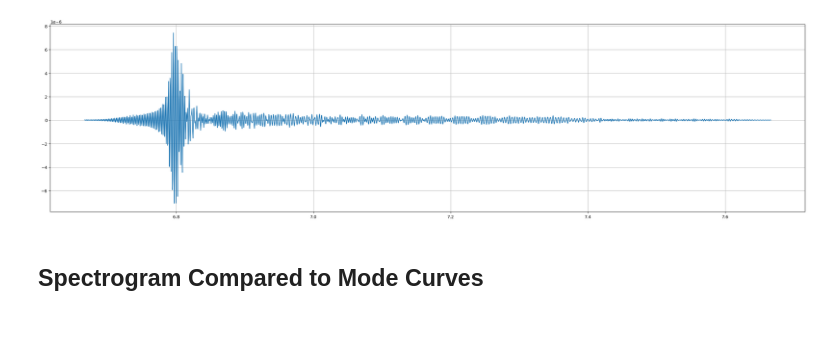
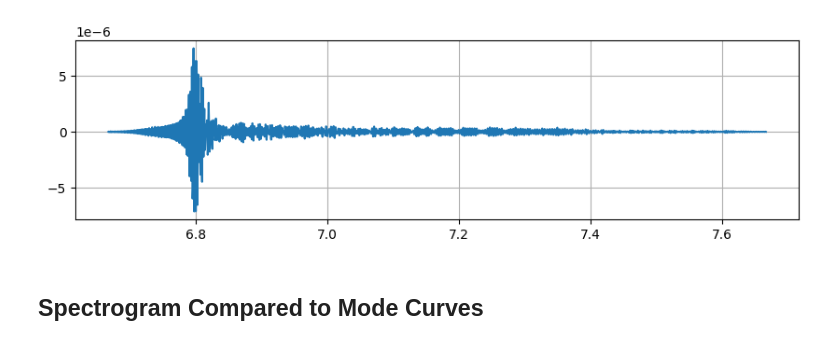
Before and after one commit to danchieta-njit/acoustic-inversion-python, a Jupyter notebook: Notebooks/Warping test.ipynb, the cells around one changed output. Drawn from its saved outputs; the diff is of its cells as text; code cells hidden in the pictures.

```diff
--- a/Notebooks/Warping test.ipynb
+++ b/Notebooks/Warping test.ipynb
@@ -52,12 +52,12 @@ x = sp.filtfilt(h, 1, x)
 # %%
 fig, ax = plt.subplots()
 ax.plot(tx, x)
 
 ax.grid()
 
-fig.set_size_inches([32, 8])
+fig.set_size_inches([10, 2.5])
 # %% [output]
-[figure, old version]
+[figure, new version]
 # %% [markdown]
 ## Spectrogram Compared to Mode Curves
 # %%
```
Also changed, not shown: parts of 18 cells of this notebook, 6 other files.
